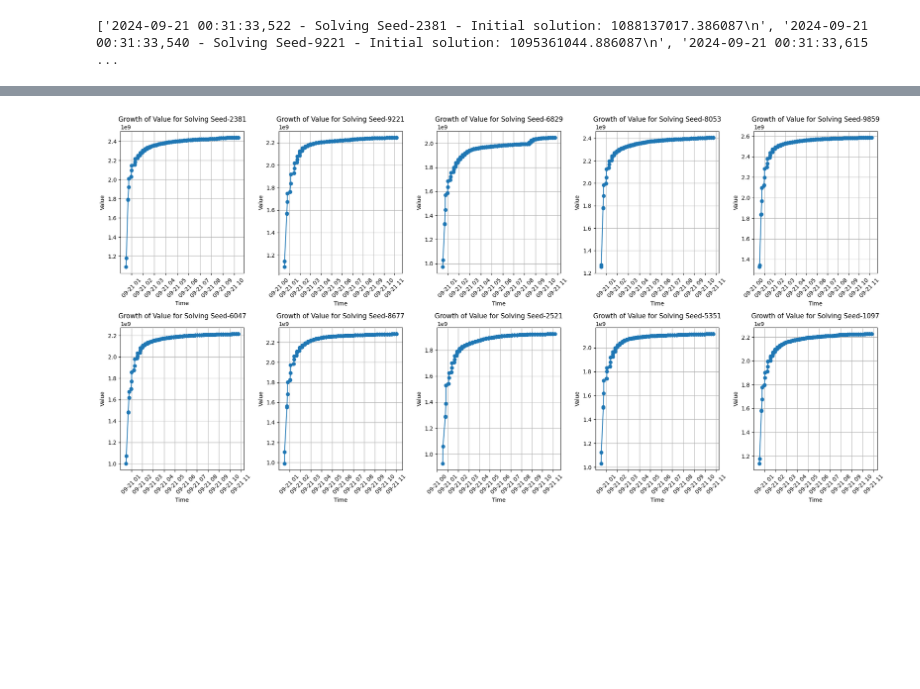
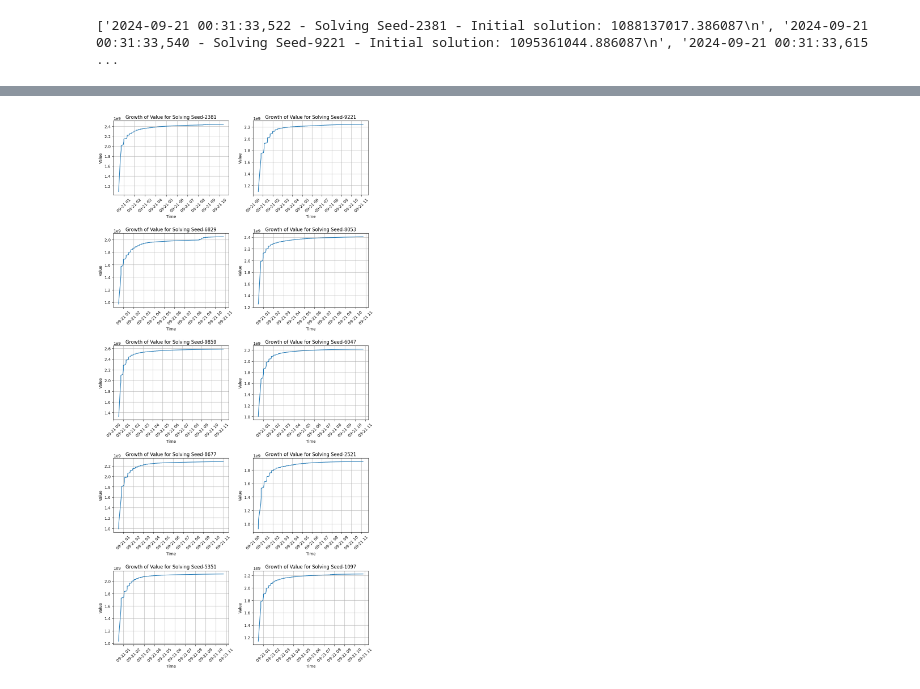
Before and after one commit to caokyhieu/ServerFleet-Huawei-2024, a Jupyter notebook: lelh/log_analysis.ipynb, the cells around one changed output, grey strips where cells are left out. Saved outputs shown, nothing was run; the diff lists cells and outputs as text; code cells hidden in the pictures; blank space fills up the shorter version.

Commit message:
update visualization

```diff
--- a/lelh/log_analysis.ipynb
+++ b/lelh/log_analysis.ipynb
@@ -49,3 +49,6 @@ for line in lines:
             seeds[seed] = []
         action = process_msg(message)
         seeds[seed].append((date, time, action))
+# %%
+for _, time , action in seeds['Solving Seed-2381']:
+    print(f"{time} - {action}")
@@ -71,33 +92,33 @@ for line in lines:
 import matplotlib.pyplot as plt
 from datetime import datetime
 # Chuẩn bị dữ liệu cho đồ thị
 times = []
 values = []
 
-fig, axs = plt.subplots(2, 5, figsize=(20, 10))
+fig, axs = plt.subplots(5, 2, figsize=(10, 20))
 axs = axs.flatten()  # Chuyển đổi thành một mảng 1 chiều để dễ dàng truy cập
 
 for idx, seed in enumerate(seeds):
     times = []
     values = []
 
     for date, time, action in seeds[seed]:
         if action['action'] in ('New', 'Initial'):
             datetime_str = f"{date} {time}"
             time_obj = datetime.strptime(datetime_str, '%Y-%m-%d %H:%M:%S,%f')
             times.append(time_obj)
             values.append(action['value'])
 
     # Vẽ đồ thị cho seed hiện tại
-    axs[idx].plot(times, values, marker='o')
+    axs[idx].plot(times, values)
     axs[idx].set_title(f'Growth of Value for {seed}')
     axs[idx].set_xlabel('Time')
     axs[idx].set_ylabel('Value')
     axs[idx].tick_params(axis='x', rotation=45)
     axs[idx].grid()
 
 # Cải thiện hiển thị
 plt.tight_layout()
 plt.show()
 # %% [output]
-[figure, old version]
+[figure, new version]
```
Also changed, not shown: parts of 5 cells of this notebook.
